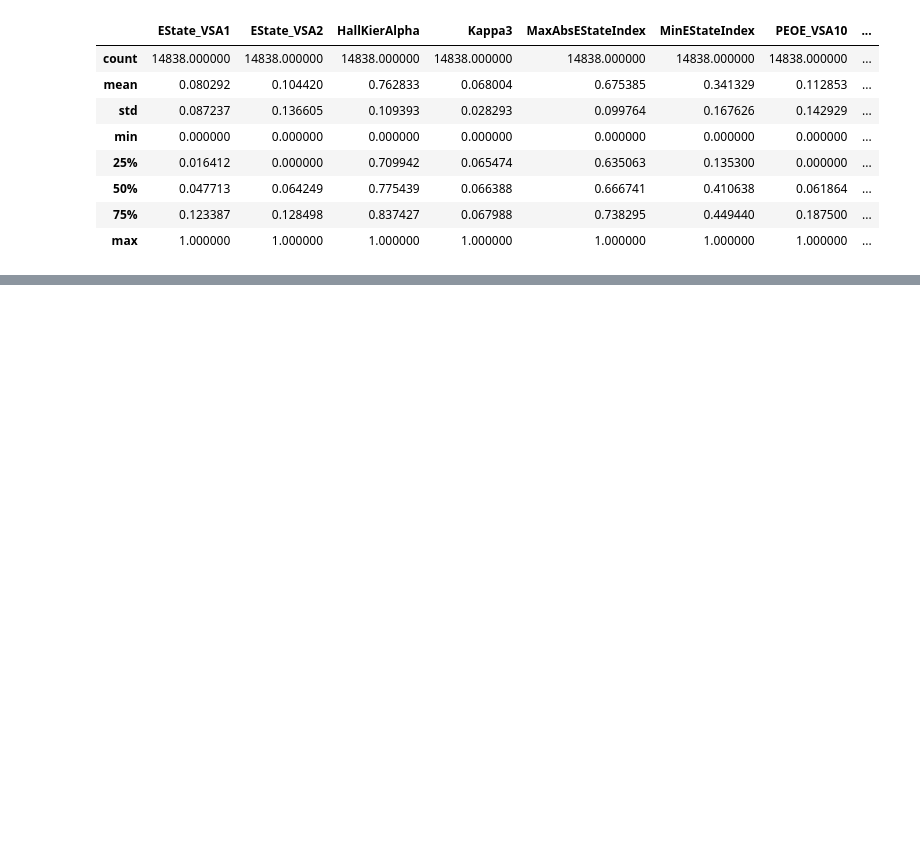
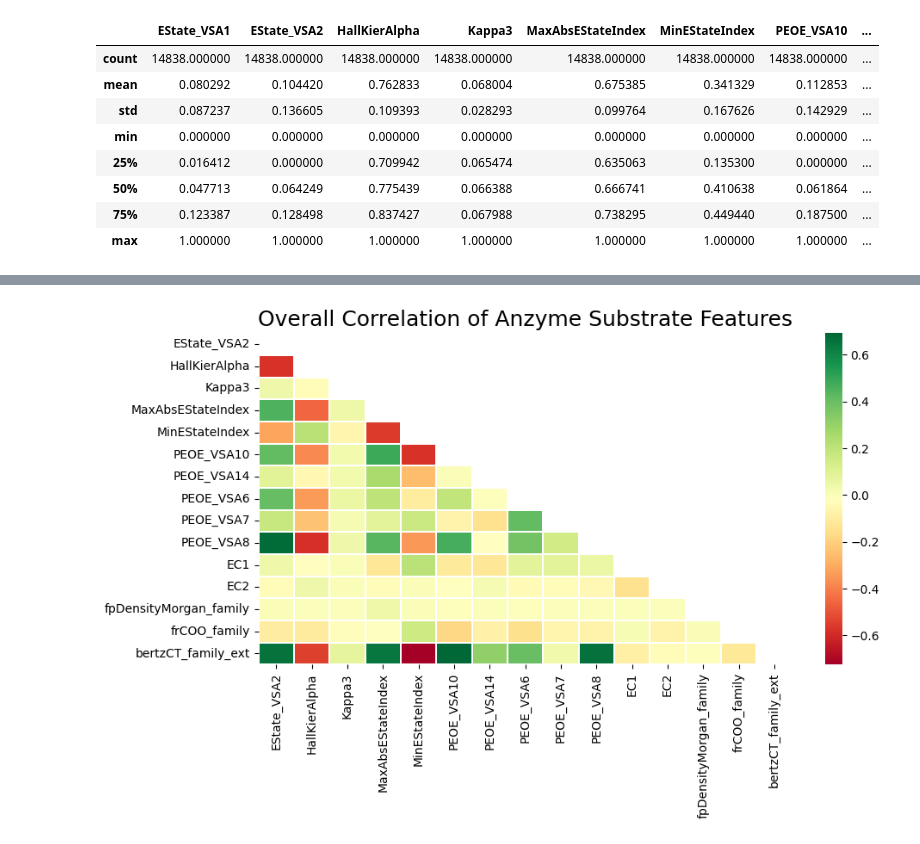
Before and after one commit to praivesi/kaggler, a Jupyter notebook: Explore_Anzyme_Substrate/solve.ipynb, the cells around one changed output, grey strips where cells are left out. Saved outputs shown, nothing was run; the diff lists cells and outputs as text; code cells hidden in the pictures; blank space fills up the shorter version.

```diff
--- a/Explore_Anzyme_Substrate/solve.ipynb
+++ b/Explore_Anzyme_Substrate/solve.ipynb
@@ -200,0 +201,6 @@ show_heatmap(normalized_train, 'Anzyme Substrate')
+# %%
+bertzCT_family_ext = ['bertzCT_family', 'EState_VSA1', 'SMR_VSA10', 'SMR_VSA5', 'SlogP_VSA3']
+normalized_train['bertzCT_family_ext'] = normalized_train[bertzCT_family_ext].mean(axis=1)
+
+normalized_train = normalized_train.drop(bertzCT_family_ext, axis=1)
+normalized_train.describe()
@@ -200,0 +217,4 @@ show_heatmap(normalized_train, 'Anzyme Substrate')
+# %%
+show_heatmap(normalized_train, 'Anzyme Substrate', 10, 5)
+# %% [output]
+[figure, added]
```
Also changed, not shown: parts of 12 cells of this notebook.
